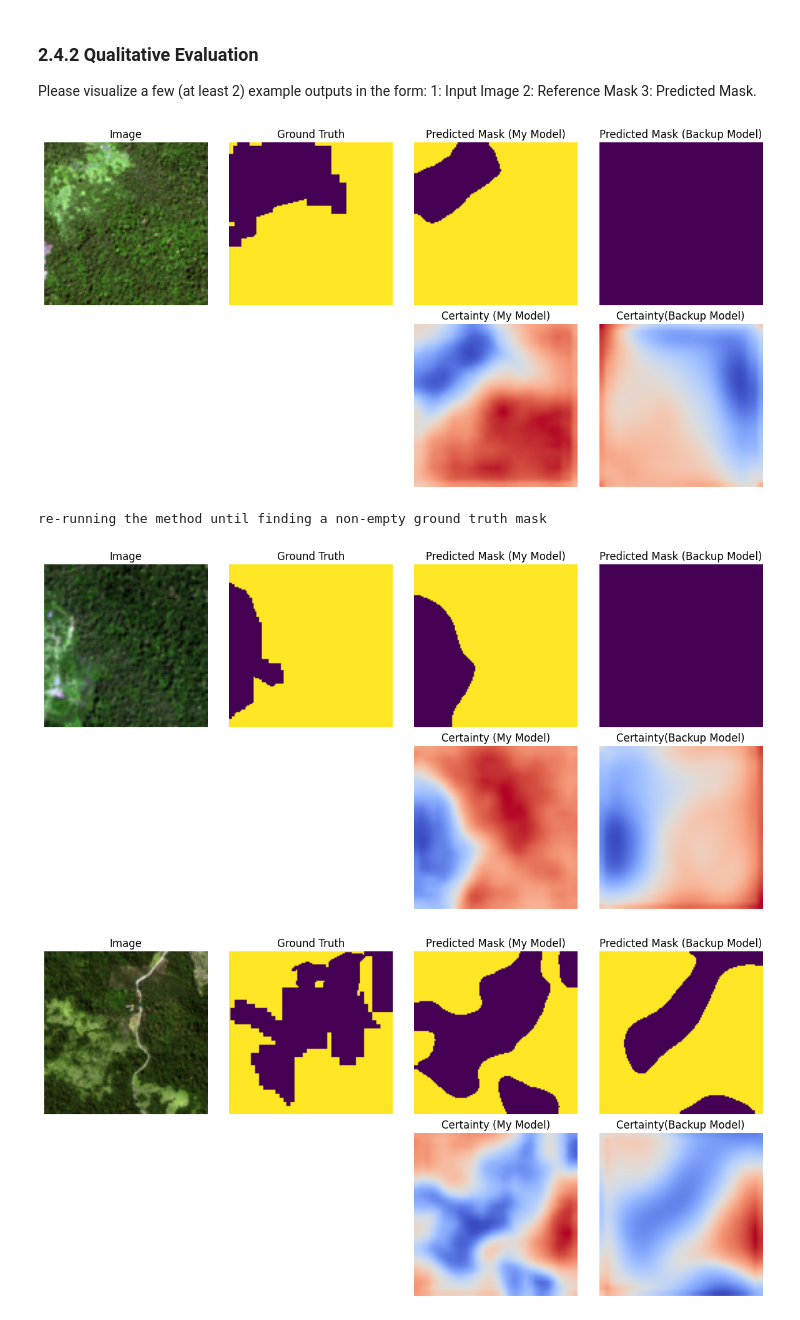
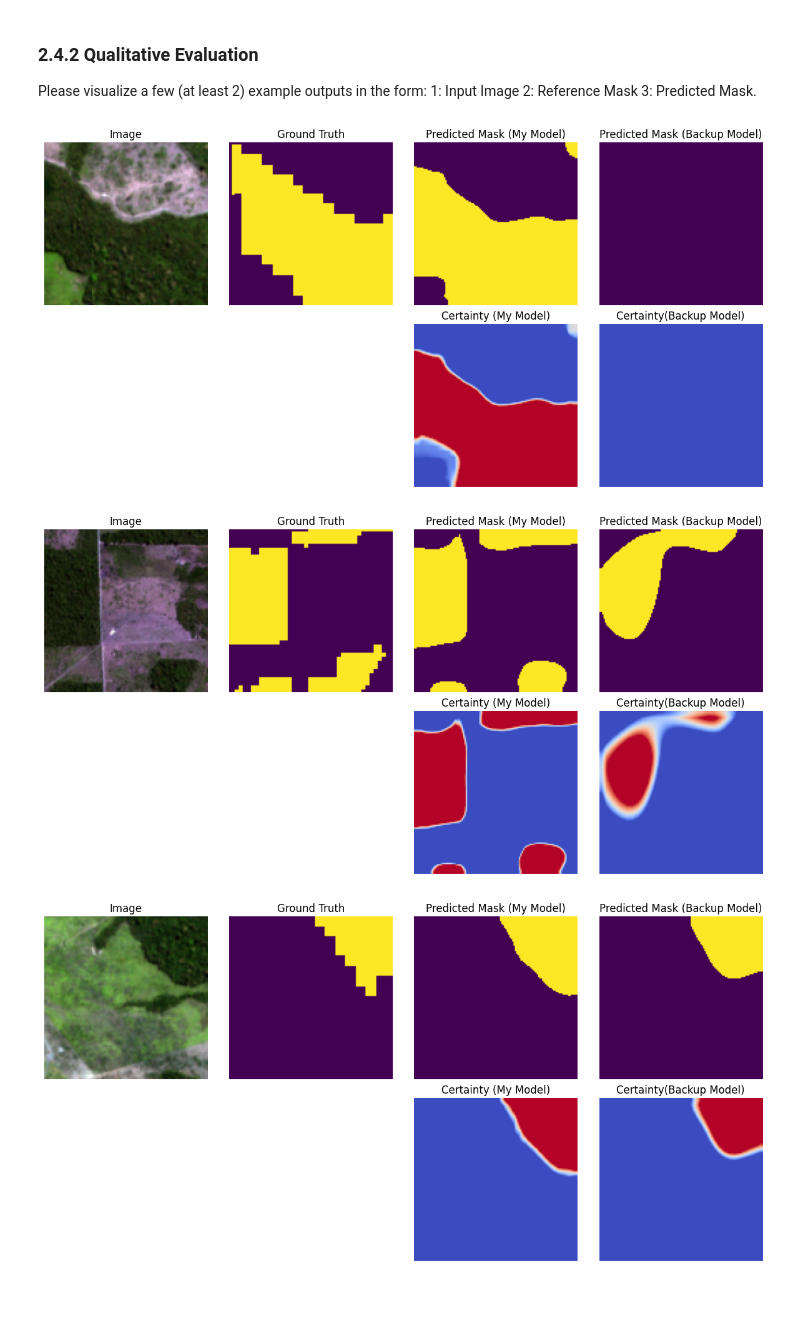
Before and after one commit to aalolexx/copersnicus-deforestation-ml-analysis, a Jupyter notebook: src/ipl4eo_miniproject_2025/Task_2.ipynb, the cells around one changed output. Drawn from its saved outputs; the diff is of its cells as text; code cells hidden in the pictures.

Commit message:
new model: added droput, further analysis

```diff
--- a/src/ipl4eo_miniproject_2025/Task_2.ipynb
+++ b/src/ipl4eo_miniproject_2025/Task_2.ipynb
@@ -68,9 +68,8 @@ global_mean = torch.tensor([438.37207031, 614.05566406, 588.40960693, 2193.29199
 global_std  = torch.tensor([607.02685547, 603.29681396, 684.56884766, 1369.3717041, 738.43267822, 1100.45605469, 1275.80541992, 1070.16125488, 813.52764893, 1356.54406738])
 
 def normalize_s2_image(image_tensor):
-    image_tensor /= 5000
-    mean = global_mean / 5000
-    std  = global_std / 5000
+    mean = global_mean
+    std  = global_std
     return (image_tensor - mean[:, None, None]) / std[:, None, None]
 
 
@@ -280,7 +277,7 @@ class FinetuneDataModule(L.LightningDataModule):
         self,
         images_lmdb_path= data_path / "images.lmdb",
         masks_lmdb_path= data_path / "mask.lmdb",
-        batch_size=16,
+        batch_size=8,
         num_workers=0,
         transform=transform,
     ):
@@ -300,12 +297,12 @@ class FinetuneDataModule(L.LightningDataModule):
 
         # Shuffle indices
         indices = list(range(len(full_dataset)))
-        random.seed(22)
+        #random.seed(25)
         random.shuffle(indices)
 
-        # ATM I split the dataset fixed into the typical train 80%, val 10% and tes 10%
+        # ATM I split the dataset fixed into train 80%, val 15% and test 5%
         train_end = int(0.8 * len(indices))
-        val_end = int(0.9 * len(indices))
+        val_end = int(0.95 * len(indices))
 
         self.train_set = Subset(full_dataset, indices[:train_end])
         self.val_set = Subset(full_dataset, indices[train_end:val_end])
@@ -332,7 +329,7 @@ class FinetuneDataModule(L.LightningDataModule):
 dm = FinetuneDataModule(
     images_lmdb_path=data_path / "images.lmdb",
     masks_lmdb_path=data_path / "mask.lmdb",
-    batch_size=16,
+    batch_size=8,
     num_workers=0,
     transform=transform,
 )
@@ -585,16 +612,16 @@ model = FCNResnet(num_classes=2, learning_rate=1e-4)
 
 # Setup logging and checkpoint saving
 checkpoint_callback = ModelCheckpoint(
-    monitor="val_mIoU",
-    mode="max",
+    monitor="val_loss",
+    mode="min",
     save_top_k=1,
-    filename="best-model-{epoch:02d}-{val_mIoU:.3f}"
+    filename="best-model-{epoch:02d}-{val_loss:.3f}"
 )
 
 early_stop_callback = EarlyStopping(
-    monitor="val_mIoU",
+    monitor="val_loss",
     patience=4,
-    mode="max",
+    mode="min",
     verbose=True,
 )
 
@@ -611,7 +638,7 @@ trainer.fit(model, datamodule=dm)
 # -----------------
 # Save the model
 scripted_model = torch.jit.script(model)
-scripted_model.save(root / "data/fcresnet_ehrenhoefer_v7_skipconnections.pt")
+scripted_model.save(root / "data/fcresnet_ehrenhoefer_v8_skipconnections.pt")
 # %% [output]
 GPU available: False, used: False
 TPU available: False, using: 0 TPU cores
@@ -750,27 +771,27 @@ def show_image_mask_prediction(image, mask_gt, mask_pred_mine, certainty_mine, m
     plt.axis("off")
 
     plt.subplot(2, 4, 2)
-    plt.imshow(mask_gt, cmap="viridis")
+    plt.imshow(mask_gt, cmap="viridis", vmin=0, vmax=1)
     plt.title("Ground Truth")
     plt.axis("off")
 
     plt.subplot(2, 4, 3)
-    plt.imshow(mask_pred_mine, cmap="viridis")
+    plt.imshow(mask_pred_mine, cmap="viridis", vmin=0, vmax=1)
     plt.title("Predicted Mask (My Model)")
     plt.axis("off")
 
     plt.subplot(2, 4, 7)
-    plt.imshow(certainty_mine, cmap="coolwarm")
+    plt.imshow(certainty_mine, cmap="coolwarm", vmin=0, vmax=1)
     plt.title("Certainty (My Model)")
     plt.axis("off")
 
     plt.subplot(2, 4, 4)
-    plt.imshow(mask_pred_backup, cmap="viridis")
+    plt.imshow(mask_pred_backup, cmap="viridis", vmin=0, vmax=1)
     plt.title("Predicted Mask (Backup Model)")
     plt.axis("off")
 
     plt.subplot(2, 4, 8)
-    plt.imshow(certainty_backup, cmap="coolwarm")
+    plt.imshow(certainty_backup, cmap="coolwarm", vmin=0, vmax=1)
     plt.title("Certainty(Backup Model)")
     plt.axis("off")
 
@@ -780,8 +801,8 @@ def show_image_mask_prediction(image, mask_gt, mask_pred_mine, certainty_mine, m
 def get_result_from_output(model_output):
     # argmax -> which class was preferred (non forest vs forest)
     mask_pred = torch.argmax(model_output, dim=1).squeeze(0)
-    # certainty -> i subtract both classes here to see how sure the model is with it's prediction
-    # i noticed that this score also is quite good to predict the mask if the prediction is not that clear
+    # certainty -> I subtract both classes here to see how sure the model is with it's prediction
+    # I noticed that this score also is quite good to predict the mask if the prediction is not that clear
     non_forest_scores = model_output[0, 0, :, :]
     forest_scores = model_output[0, 1, :, :]
     forest_certainty = forest_scores - non_forest_scores
@@ -802,37 +823,36 @@ def test_model_with_dataloader(my_model, provided_backup_model, dataloader):
     mask_gt = masks[idx].to(device)
 
     # if it's an empty mask, do another one since it's boring for visualization
     if mask_gt.max() == 0:
         print("re-running the method until finding a non-empty ground truth mask")
         return test_model_with_dataloader(my_model, provided_backup_model, dataloader)
 
     with torch.no_grad():
         mask_mine, certainty_mine = get_result_from_output(my_model(image))
         mask_backup, certainty_backup = get_result_from_output(provided_backup_model(image))
 
     show_image_mask_prediction(image.squeeze(0), mask_gt, mask_mine, certainty_mine, mask_backup, certainty_backup)
 
 
 # -----------------------
 # show the model in action
 # note: I also put the backup_model here to have a comparison if my model works in a simlar way
 
 provided_backup_model = torch.jit.load(root / "data/backup_model.pt")
 provided_backup_model.eval()
 
 train_loader = dm.train_dataloader()
 test_model_with_dataloader(model, provided_backup_model, train_loader)
 
 val_loader = dm.val_dataloader()
 test_model_with_dataloader(model, provided_backup_model, val_loader)
 
 test_loader = dm.test_dataloader()
 test_model_with_dataloader(model, provided_backup_model, test_loader)
 # %% [output]
-[figure, old version]
+[figure, new version]
-re-running the method until finding a non-empty ground truth mask
-[figure, old version]
+[figure, new version]
-[figure, old version]
+[figure, new version]
 # %% [markdown]
 **Result Description:**
 
```
Also changed, not shown: parts of 8 cells of this notebook, 2 other files.
